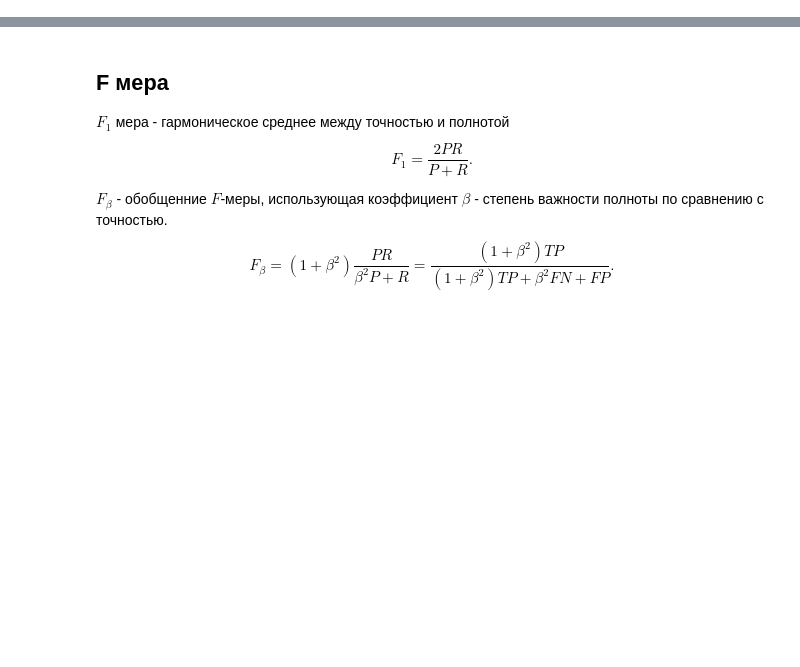
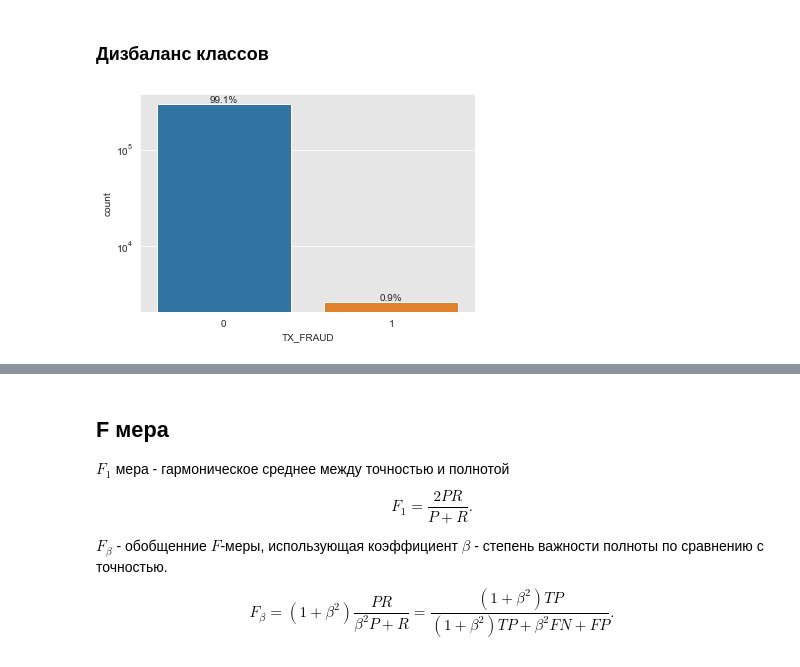
Before and after one commit to sdukshis/ml-intro, a Jupyter notebook: notebooks/Classification quality metrics.ipynb, the cells around one changed output, grey strips where cells are left out. Saved outputs shown, nothing was run; the diff lists cells and outputs as text; code cells hidden in the pictures; blank space fills up the shorter version.

```diff
--- a/notebooks/Classification quality metrics.ipynb
+++ b/notebooks/Classification quality metrics.ipynb
@@ -155,0 +99,13 @@ kNN recall = 0.7576
+# %% [markdown]
+### Дизбаланс классов
+# %%
+ax = sns.countplot(x=y)
+ax.set_yscale('log')
+total = len(y)
+for p in ax.patches:
+    px = p.get_bbox().get_points()[:,0]
+    py = p.get_bbox().get_points()[1,1]
+    ax.annotate('{:.1f}%'.format(100.*py/total), (px.mean(), py),
+            ha='center', va='bottom') # set the alignment of the text
+# %% [output]
+[figure, added]
```
Also changed, not shown: parts of 61 cells of this notebook, 3 other files.
